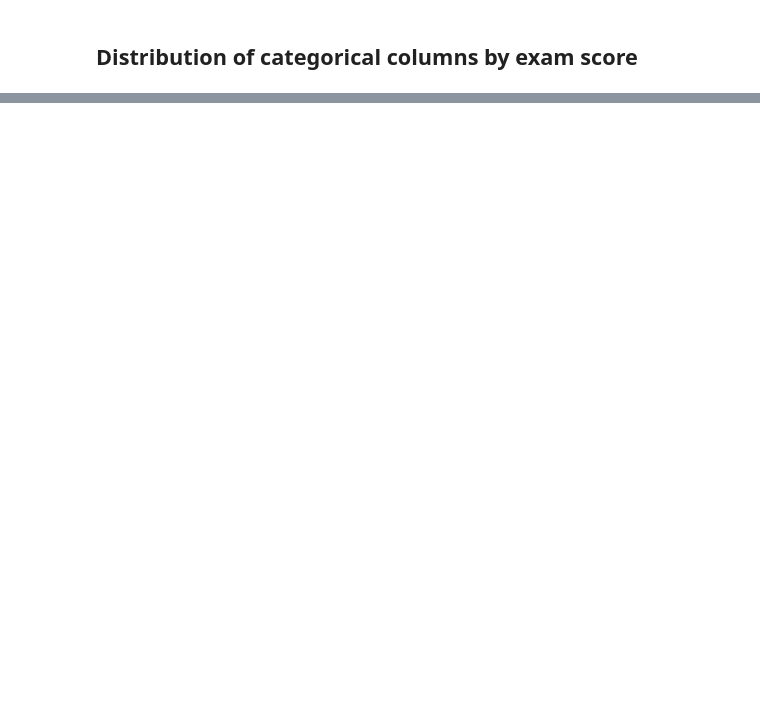
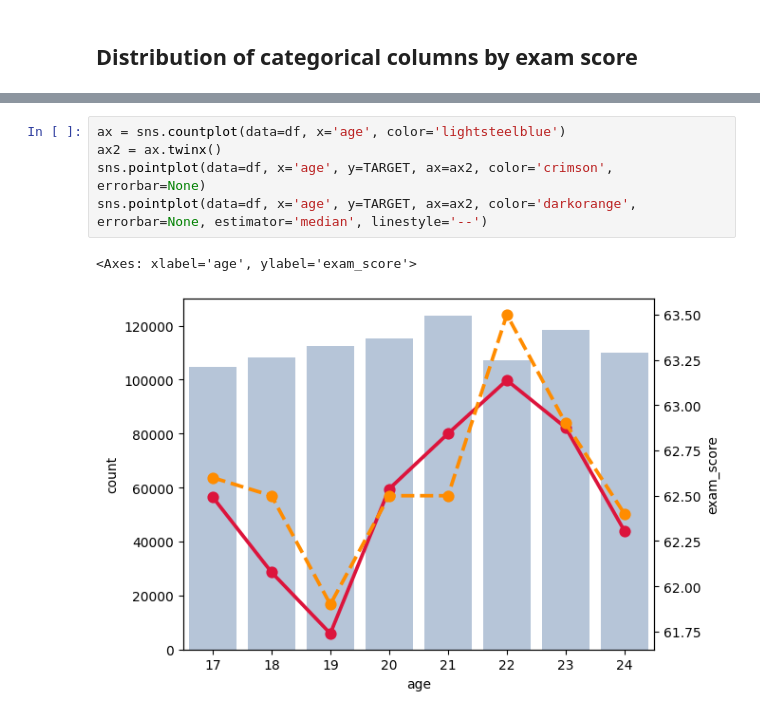
Before and after one commit to gavrilovAlikhan/ML-Practice, a Jupyter notebook: Student Scores/student_scores.ipynb, the cells around one changed output, grey strips where cells are left out. Drawn from its saved outputs; the diff is of its cells as text; blank space fills up the shorter version.

Commit message:
better plots for eda

```diff
--- a/Student Scores/student_scores.ipynb
+++ b/Student Scores/student_scores.ipynb
@@ -209,0 +229,8 @@ corr_fig.show()
+# %%
+ax = sns.countplot(data=df, x='age', color='lightsteelblue')
+ax2 = ax.twinx()
+sns.pointplot(data=df, x='age', y=TARGET, ax=ax2, color='crimson', errorbar=None)
+sns.pointplot(data=df, x='age', y=TARGET, ax=ax2, color='darkorange', errorbar=None, estimator='median', linestyle='--')
+# %% [output]
+<Axes: xlabel='age', ylabel='exam_score'>
+[figure, added]
```
Also changed, not shown: parts of 6 cells of this notebook.
